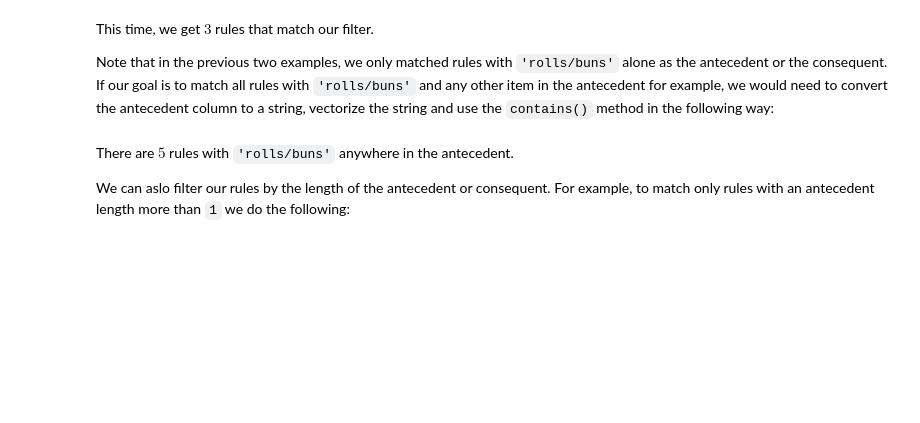
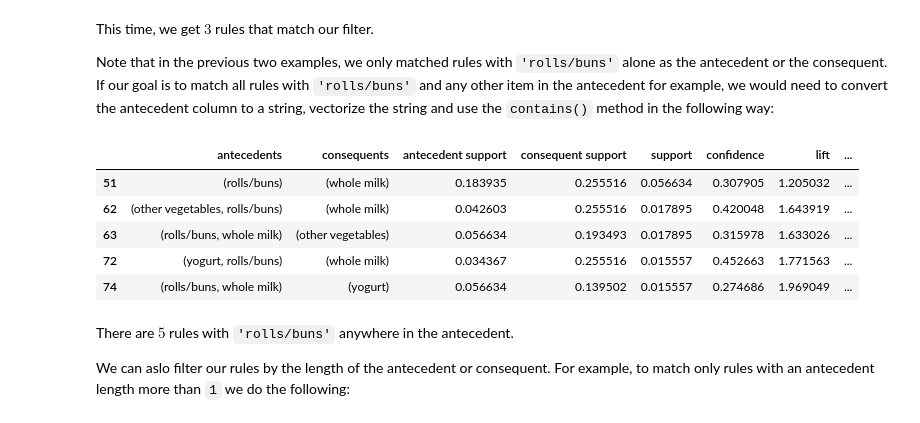
Before and after one commit to BuddhikaBaru/machine-learning-with-python-association-rules-3209139, a Jupyter notebook: src/02b.ipynb, the cells around one changed output. Saved outputs shown, nothing was run; the diff lists cells and outputs as text; code cells hidden in the pictures; blank space fills up the shorter version.

```diff
--- a/src/02b.ipynb
+++ b/src/02b.ipynb
@@ -222,6 +253,16 @@ We get $1$ rule that matches our criteria. As you can imagine, we can create a s
 This time, we get $3$ rules that match our filter.
 
 Note that in the previous two examples, we only matched rules with `'rolls/buns'` alone as the antecedent or the consequent. If our goal is to match all rules with `'rolls/buns'` and any other item in the antecedent for example, we would need to convert the antecedent column to a string, vectorize the string and use the `contains()` method in the following way:
+# %%
+rows=rules['antecedents'].astype(str).str.contains('rolls/buns')
+rules[rows]
+# %% [output]
+|  | antecedents | consequents | antecedent support | consequent support | support | confidence | lift | ... |
+| 51 | (rolls/buns) | (whole milk) | 0.183935 | 0.255516 | 0.056634 | 0.307905 | 1.205032 | ... |
+| 62 | (other vegetables, rolls/buns) | (whole milk) | 0.042603 | 0.255516 | 0.017895 | 0.420048 | 1.643919 | ... |
+| 63 | (rolls/buns, whole milk) | (other vegetables) | 0.056634 | 0.193493 | 0.017895 | 0.315978 | 1.633026 | ... |
+| 72 | (yogurt, rolls/buns) | (whole milk) | 0.034367 | 0.255516 | 0.015557 | 0.452663 | 1.771563 | ... |
+| 74 | (rolls/buns, whole milk) | (yogurt) | 0.056634 | 0.139502 | 0.015557 | 0.274686 | 1.969049 | ... |
 # %% [markdown]
 There are $5$ rules with `'rolls/buns'` anywhere in the antecedent.
 
```
Also changed, not shown: parts of 9 cells of this notebook.
